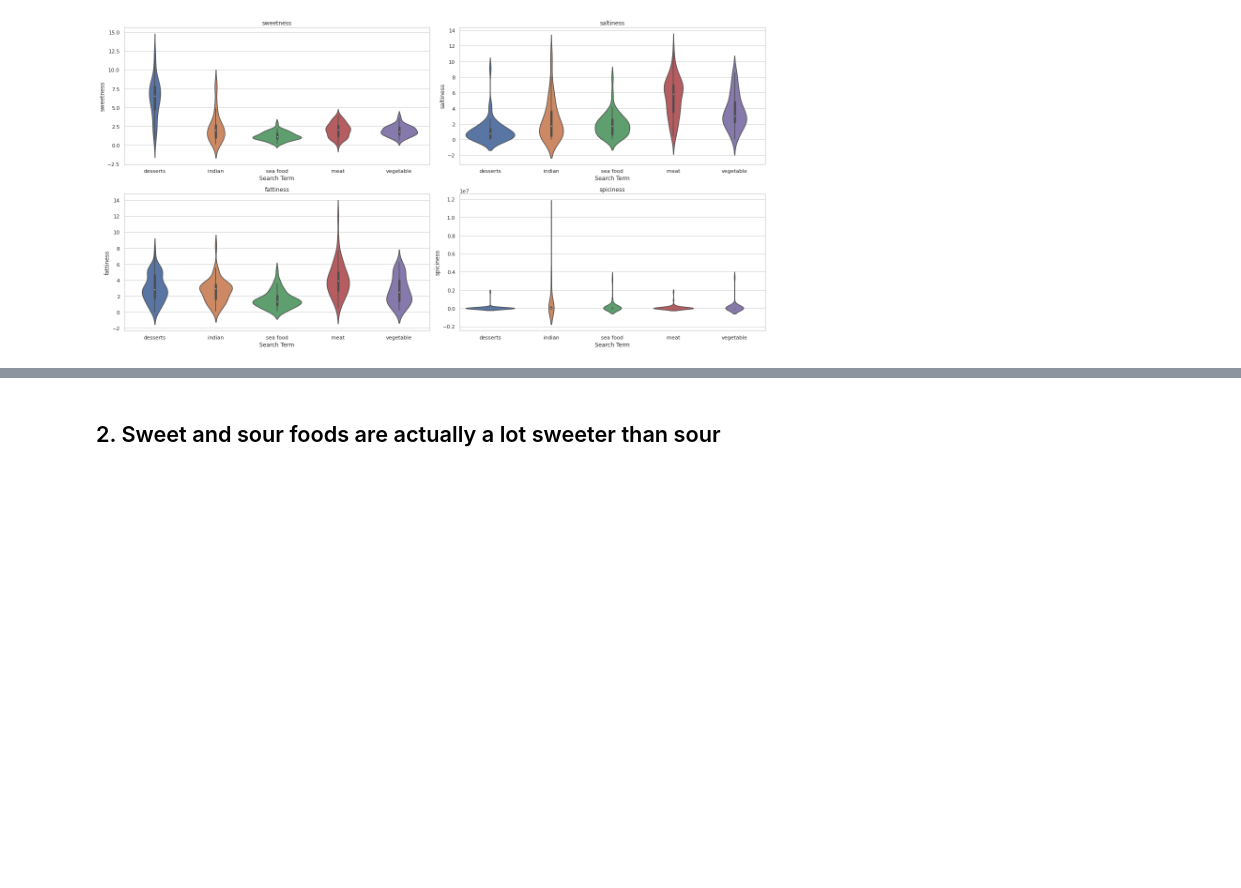
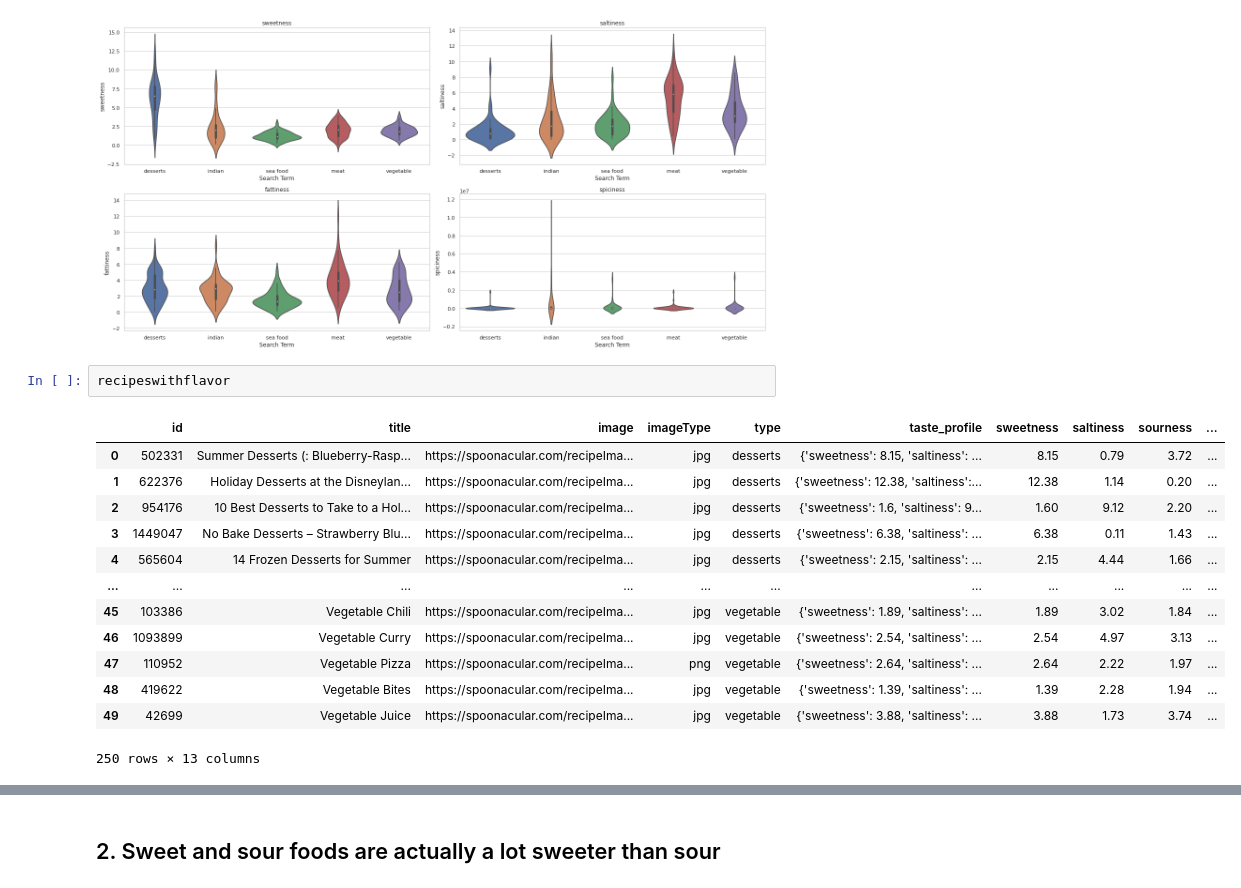
Before and after one commit to CodyBurker/Recipe-Radar, a Jupyter notebook: Burker-Exploratory1.ipynb, the cells around one changed output, grey strips where cells are left out. Drawn from its saved outputs; the diff is of its cells as text; blank space fills up the shorter version.

```diff
--- a/Burker-Exploratory1.ipynb
+++ b/Burker-Exploratory1.ipynb
@@ -54,3 +54,19 @@ plt.tight_layout()
 plt.show()
 # %% [output]
 [figure]
+# %%
+recipeswithflavor
+# %% [output]
+|  | id | title | image | imageType | type | taste_profile | sweetness | saltiness | sourness | ... |
+| 0 | 502331 | Summer Desserts (: Blueberry-Rasp... | https://spoonacular.com/recipeIma... | jpg | desserts | {'sweetness': 8.15, 'saltiness': ... | 8.15 | 0.79 | 3.72 | ... |
+| 1 | 622376 | Holiday Desserts at the Disneylan... | https://spoonacular.com/recipeIma... | jpg | desserts | {'sweetness': 12.38, 'saltiness':... | 12.38 | 1.14 | 0.20 | ... |
+| 2 | 954176 | 10 Best Desserts to Take to a Hol... | https://spoonacular.com/recipeIma... | jpg | desserts | {'sweetness': 1.6, 'saltiness': 9... | 1.60 | 9.12 | 2.20 | ... |
+| 3 | 1449047 | No Bake Desserts – Strawberry Blu... | https://spoonacular.com/recipeIma... | jpg | desserts | {'sweetness': 6.38, 'saltiness': ... | 6.38 | 0.11 | 1.43 | ... |
+| 4 | 565604 | 14 Frozen Desserts for Summer | https://spoonacular.com/recipeIma... | jpg | desserts | {'sweetness': 2.15, 'saltiness': ... | 2.15 | 4.44 | 1.66 | ... |
+| ... | ... | ... | ... | ... | ... | ... | ... | ... | ... | ... |
+| 45 | 103386 | Vegetable Chili | https://spoonacular.com/recipeIma... | jpg | vegetable | {'sweetness': 1.89, 'saltiness': ... | 1.89 | 3.02 | 1.84 | ... |
+| 46 | 1093899 | Vegetable Curry | https://spoonacular.com/recipeIma... | jpg | vegetable | {'sweetness': 2.54, 'saltiness': ... | 2.54 | 4.97 | 3.13 | ... |
+| 47 | 110952 | Vegetable Pizza | https://spoonacular.com/recipeIma... | png | vegetable | {'sweetness': 2.64, 'saltiness': ... | 2.64 | 2.22 | 1.97 | ... |
+| 48 | 419622 | Vegetable Bites | https://spoonacular.com/recipeIma... | jpg | vegetable | {'sweetness': 1.39, 'saltiness': ... | 1.39 | 2.28 | 1.94 | ... |
+| 49 | 42699 | Vegetable Juice | https://spoonacular.com/recipeIma... | jpg | vegetable | {'sweetness': 3.88, 'saltiness': ... | 3.88 | 1.73 | 3.74 | ... |
+250 rows × 13 columns
```
Also changed, not shown: parts of 3 cells of this notebook.
